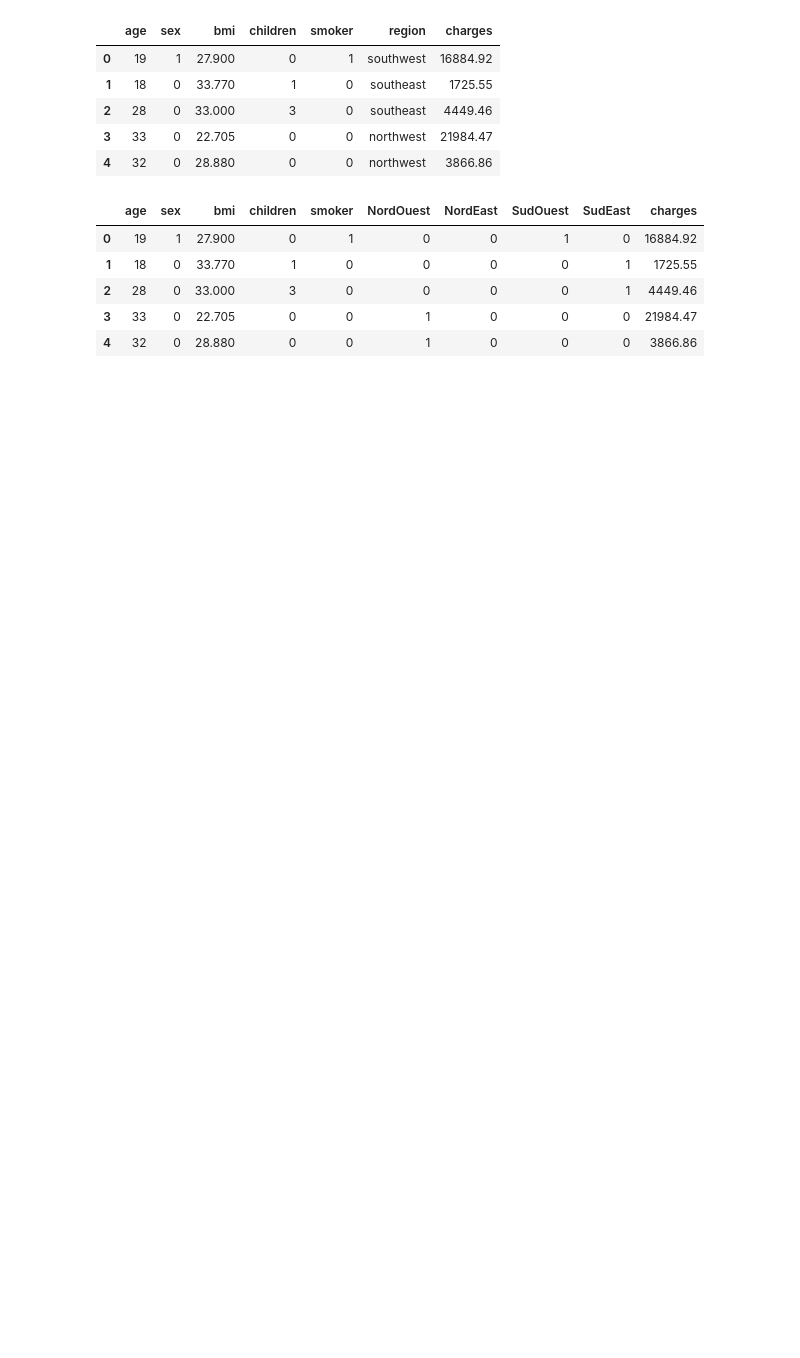
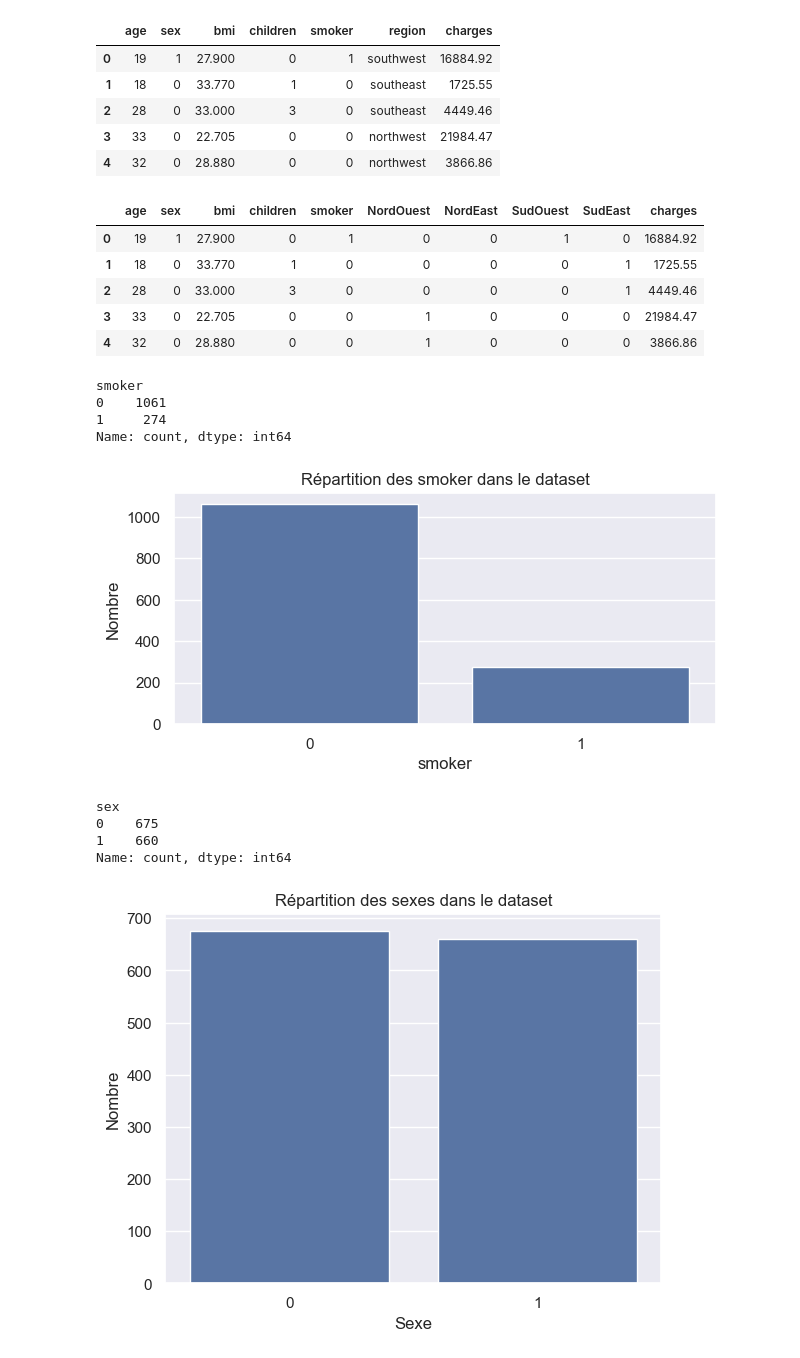
Before and after one commit to ElieLECAS/Assurance_FE, a Jupyter notebook: checklist.ipynb, the cells around one changed output. Cells and saved outputs as stored; diff of their text form; code cells hidden in the pictures; blank space fills up the shorter version.

Commit message:
graphnb

```diff
--- a/checklist.ipynb
+++ b/checklist.ipynb
@@ -99,0 +123,38 @@ df.head()
+# %%
+sns.set(style="darkgrid")
+plt.figure(figsize=(7, 3))
+
+# Compter le nombre d'hommes et de femmes
+sex_counts = df['sex'].value_counts()
+# Compter le nombre fumer et non fumer
+smoker_counts = df["smoker"].value_counts()
+
+#Tracer le graphique à barres
+sns.barplot(x=smoker_counts.index, y=smoker_counts.values)
+plt.title('Répartition des smoker dans le dataset')
+plt.xlabel('smoker')
+plt.ylabel('Nombre')
+print(df['smoker'].value_counts())
+
+# Afficher le graphique
+plt.show()
+
+sns.barplot(x=sex_counts.index, y=sex_counts.values)
+plt.title('Répartition des sexes dans le dataset')
+plt.xlabel('Sexe')
+plt.ylabel('Nombre')
+print(df['sex'].value_counts())
+
+# Afficher le graphique
+plt.show()
+# %% [output]
+smoker
+0    1061
+1     274
+Name: count, dtype: int64
+[figure, added]
+sex
+0    675
+1    660
+Name: count, dtype: int64
+[figure, added]
```
Also changed, not shown: parts of 7 cells of this notebook.
